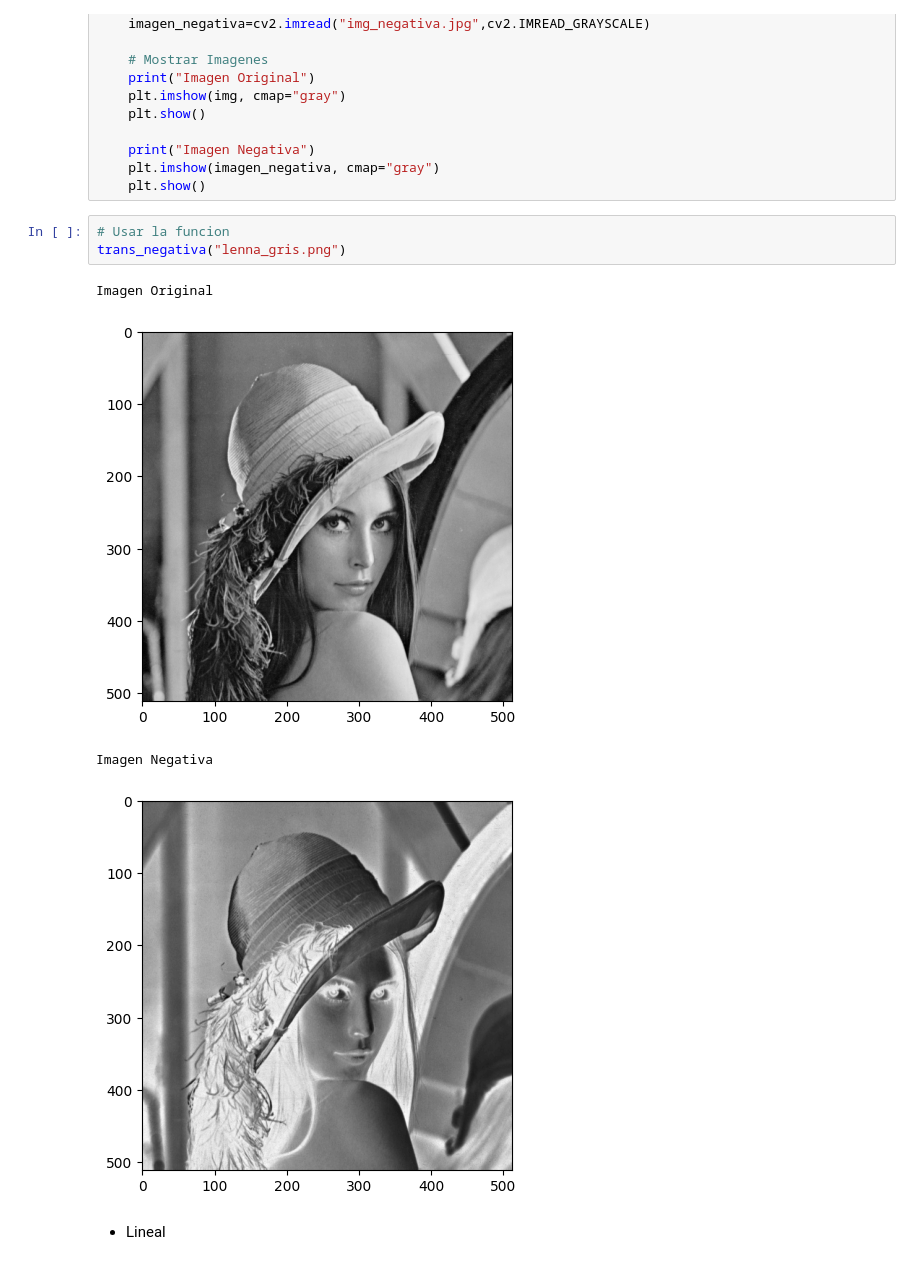
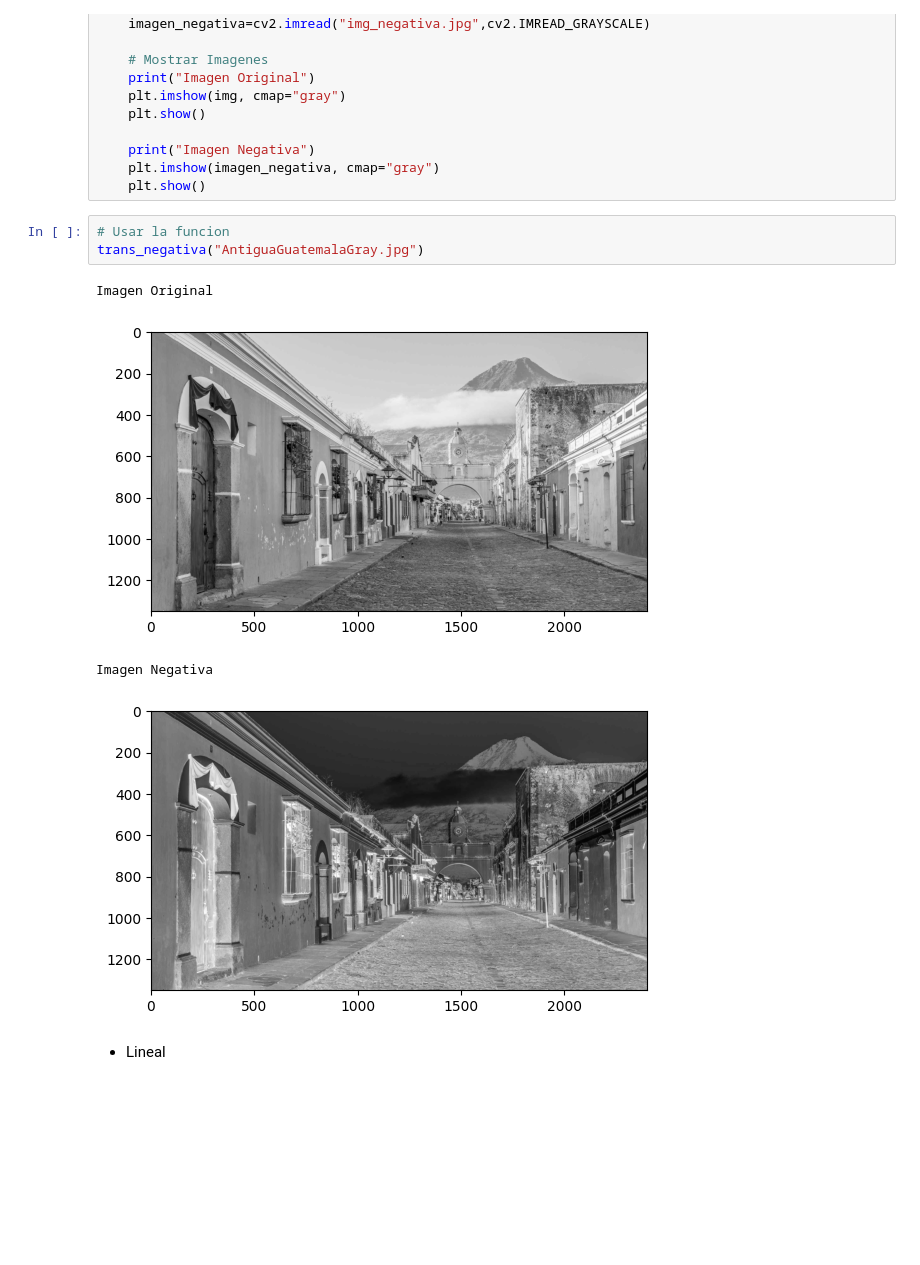
Before and after one commit to LeoContreras8/Lab2, a Jupyter notebook: laboratorio2_LeonelContreras.ipynb, the cells around one changed output. Saved outputs shown, nothing was run; the diff lists cells and outputs as text; blank space fills up the shorter version.

```diff
--- a/laboratorio2_LeonelContreras.ipynb
+++ b/laboratorio2_LeonelContreras.ipynb
@@ -99,12 +99,12 @@ def trans_negativa(imagen):
     plt.show()
 # %%
 # Usar la funcion
-trans_negativa("lenna_gris.png")
+trans_negativa("AntiguaGuatemalaGray.jpg")
 # %% [output]
 Imagen Original
-[figure, old version]
+[figure, new version]
 Imagen Negativa
-[figure, old version]
+[figure, new version]
 # %% [markdown]
 * Lineal
 # %%
```
Also changed, not shown: parts of 5 cells of this notebook, 12 other files.
